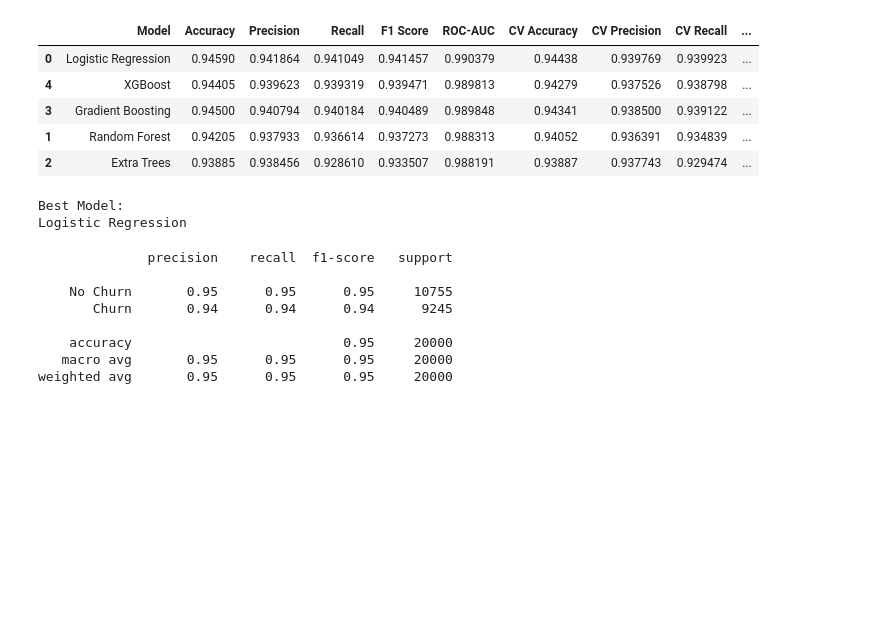
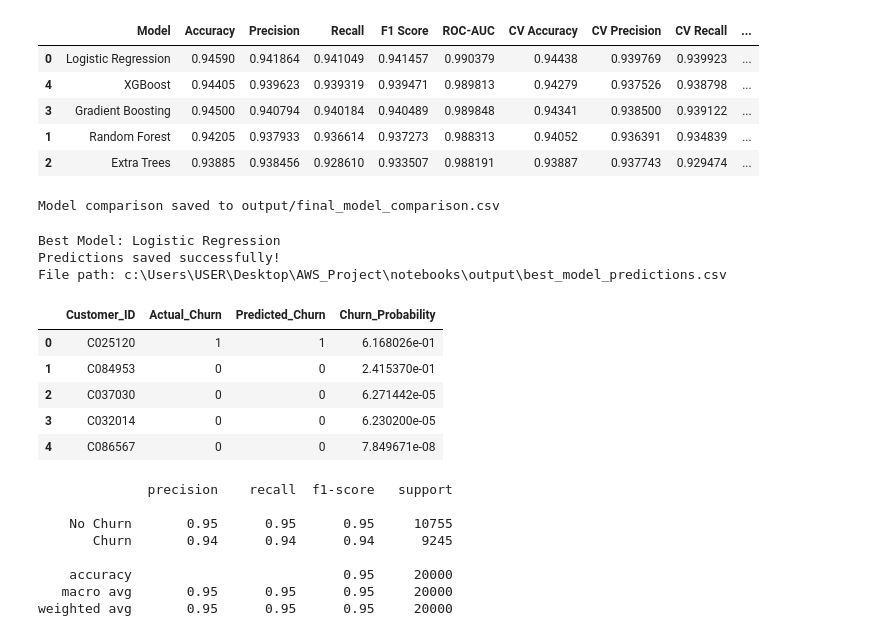
Before and after one commit to nehansa2003/AWS_Project, a Jupyter notebook: notebooks/04_Model_Evaluation_and_Selection.ipynb, the cells around one changed output. Saved outputs shown, nothing was run; the diff lists cells and outputs as text; code cells hidden in the pictures; blank space fills up the shorter version.

```diff
--- a/notebooks/04_Model_Evaluation_and_Selection.ipynb
+++ b/notebooks/04_Model_Evaluation_and_Selection.ipynb
@@ -279,27 +279,89 @@ final_comparison.sort_values(
 | 3 | Gradient Boosting | 0.94500 | 0.940794 | 0.940184 | 0.940489 | 0.989848 | 0.94341 | 0.938500 | 0.939122 | ... |
 | 1 | Random Forest | 0.94205 | 0.937933 | 0.936614 | 0.937273 | 0.988313 | 0.94052 | 0.936391 | 0.934839 | ... |
 | 2 | Extra Trees | 0.93885 | 0.938456 | 0.928610 | 0.933507 | 0.988191 | 0.93887 | 0.937743 | 0.929474 | ... |
+# %%
+import os
+output_dir = "output"
+os.makedirs(output_dir, exist_ok=True)
+
+final_comparison = final_comparison.sort_values(
+    "CV ROC-AUC",
+    ascending=False
+)
+
+final_comparison.to_csv(
+    os.path.join(output_dir, "final_model_comparison.csv"),
+    index=False
+)
+
+print("Model comparison saved to output/final_model_comparison.csv")
+# %% [output]
+Model comparison saved to output/final_model_comparison.csv
 # %%
+import os
+import pandas as pd
+
+# Select the best model
 best_model_name = (
     final_comparison
     .sort_values(
         "CV ROC-AUC",
         ascending=False
     )
     .iloc[0]["Model"]
 )
 
-best_model = trained_models[
-    best_model_name
-]
+best_model = trained_models[best_model_name]
 
+# Generate predictions
 y_pred = best_model.predict(X_test)
 
-print("Best Model:")
-print(best_model_name)
+# Create output folder
+output_dir = "output"
+os.makedirs(output_dir, exist_ok=True)
+
+# Create predictions DataFrame
+predictions_df = pd.DataFrame({
+    "Customer_ID": (
+        df.loc[X_test.index, "customer_id"].values
+    ),
+    "Actual_Churn": y_test.values,
+    "Predicted_Churn": y_pred
+})
+
+# Add churn probability if supported by the model
+if hasattr(best_model, "predict_proba"):
+    predictions_df["Churn_Probability"] = (
+        best_model.predict_proba(X_test)[:, 1]
+    )
+
+# Save predictions to CSV
+output_path = os.path.join(
+    output_dir,
+    "best_model_predictions.csv"
+)
+
+predictions_df.to_csv(
+    output_path,
+    index=False
+)
+
+print("Best Model:", best_model_name)
+print("Predictions saved successfully!")
+print("File path:", os.path.abspath(output_path))
+
+# Preview predictions
+predictions_df.head()
 # %% [output]
-Best Model:
-Logistic Regression
+Best Model: Logistic Regression
+Predictions saved successfully!
+File path: c:\Users\USER\Desktop\AWS_Project\notebooks\output\best_model_predictions.csv
+|  | Customer_ID | Actual_Churn | Predicted_Churn | Churn_Probability |
+| 0 | C025120 | 1 | 1 | 6.168026e-01 |
+| 1 | C084953 | 0 | 0 | 2.415370e-01 |
+| 2 | C037030 | 0 | 0 | 6.271442e-05 |
+| 3 | C032014 | 0 | 0 | 6.230200e-05 |
+| 4 | C086567 | 0 | 0 | 7.849671e-08 |
 # %%
 print(
     classification_report(
```
Also changed, not shown: parts of 1 cell of this notebook, 3 other files.
